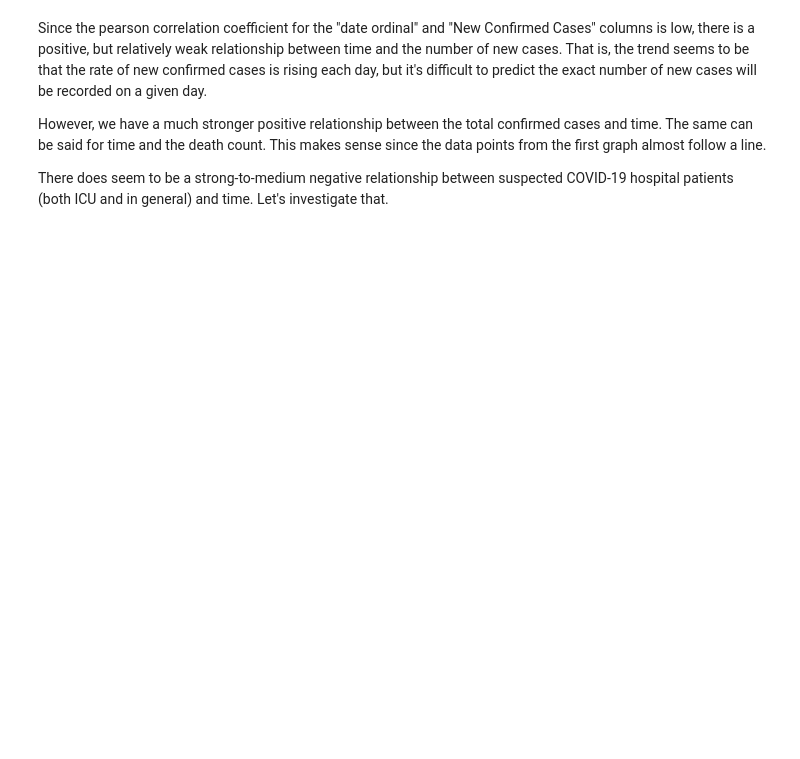
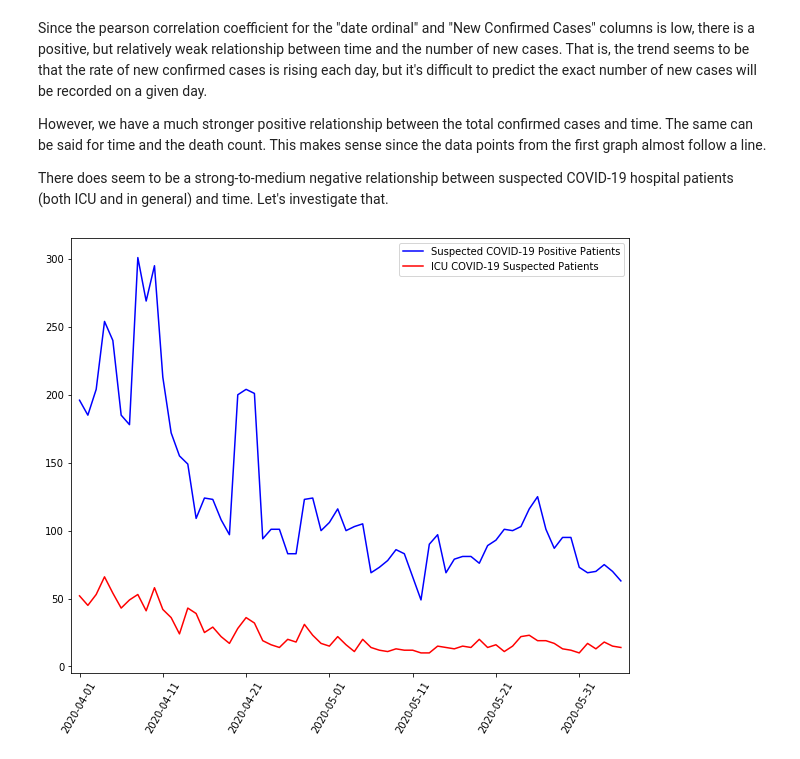
Before and after one commit to SarahEGood/covid19-SB, a Jupyter notebook: San_Bernardino_COVID-19_Data.ipynb, the cells around one changed output. Cells and saved outputs as stored; diff of their text form; code cells hidden in the pictures; blank space fills up the shorter version.

Commit message:
feat: Graph of suspected cases vs. date.

```diff
--- a/San_Bernardino_COVID-19_Data.ipynb
+++ b/San_Bernardino_COVID-19_Data.ipynb
@@ -146,3 +146,34 @@ Since the pearson correlation coefficient for the "date ordinal" and "New Confir
 However, we have a much stronger positive relationship between the total confirmed cases and time. The same can be said for time and the death count. This makes sense since the data points from the first graph almost follow a line.
 
 There does seem to be a strong-to-medium negative relationship between suspected COVID-19 hospital patients (both ICU and in general) and time. Let's investigate that.
+# %%
+plt.figure(figsize=(10,8))
+ax = plt.subplot()
+
+x = df_sb['date_ordinal']
+y1 = df_sb['Suspected COVID-19 Positive Patients']
+y2 = df_sb['ICU COVID-19 Suspected Patients']
+
+plt.plot(x, y1, color='blue')
+plt.plot(x, y2, color='red')
+
+# Formatting
+ax.set_xlim(df_sb['date_ordinal'].min() - 1, df_sb['date_ordinal'].max() + 1)
+
+# Make x-tick labels
+x_ticks = []
+i = 0
+for item in df_sb['date_ordinal']:
+    if i % 10 == 0:
+        x_ticks.append(item)
+    i += 1
+
+ax.set_xticks(x_ticks)
+new_labels = [dt.date.fromordinal(int(item)) for item in ax.get_xticks()]
+
+ax.set_xticklabels(new_labels, rotation=60)
+
+plt.legend(['Suspected COVID-19 Positive Patients', 'ICU COVID-19 Suspected Patients'])
+plt.show()
+# %% [output]
+[figure, added]
```
